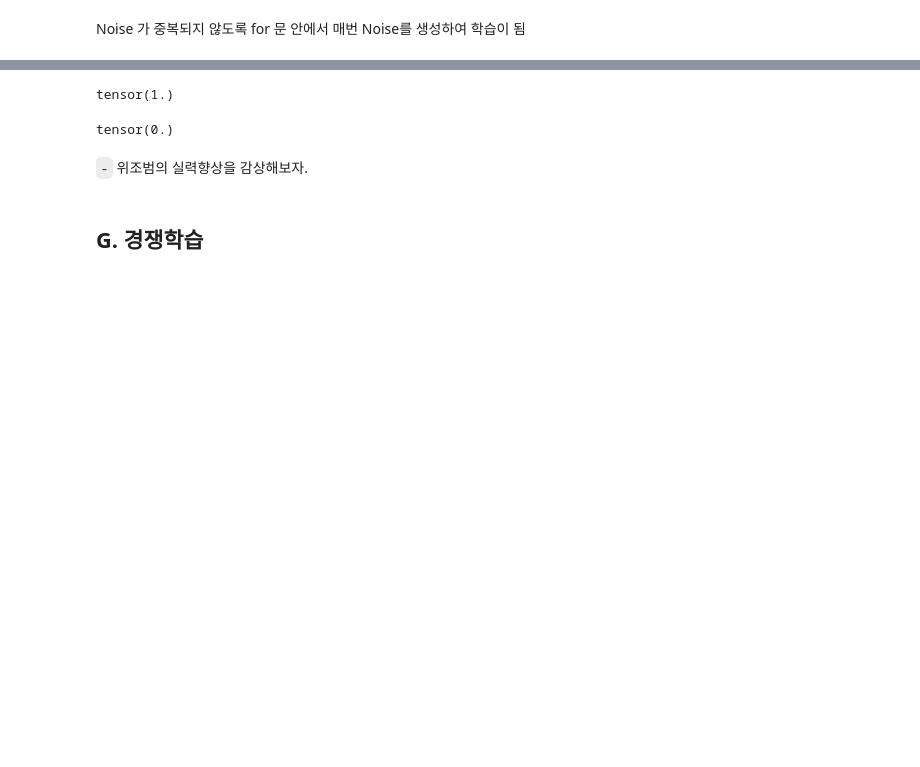
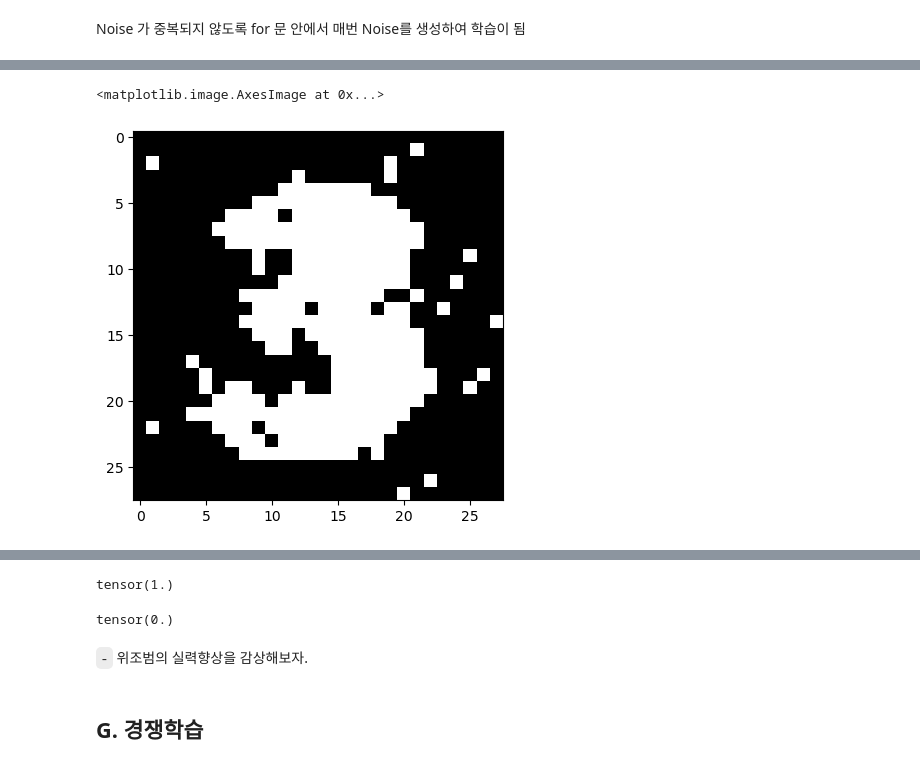
Before and after one commit to KimDoYoung1997/DL2024, a Jupyter notebook: posts/08wk-1-2_doyoung.ipynb, the cells around one changed output, grey strips where cells are left out. Cells and saved outputs as stored; diff of their text form; code cells hidden in the pictures; blank space fills up the shorter version.

```diff
--- a/posts/08wk-1-2_doyoung.ipynb
+++ b/posts/08wk-1-2_doyoung.ipynb
@@ -421,3 +544,9 @@ fig.tight_layout()
+# %%
+my_noise = torch.tensor([1,222222222222222,2222222222,2222222222222222]).float()
+plt.imshow(net_faker(my_noise).data.reshape(28,28),cmap="gray")
+# %% [output]
+<matplotlib.image.AxesImage at 0x...>
+[figure, added]
 # %%
 yhat_fake > 0.5 # yhat_fake > 0.5 가 True 라는건 위조지폐라는게 걸렸다는 의미. 잘 속였다!
 # %% [output]
```
Also changed, not shown: parts of 46 cells of this notebook, 56 other files.
